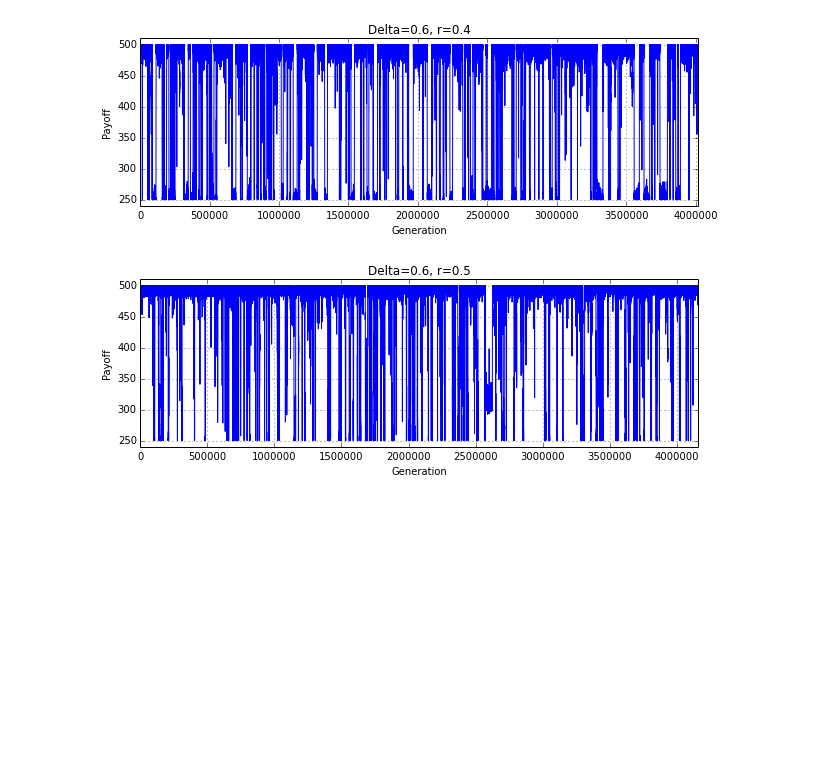
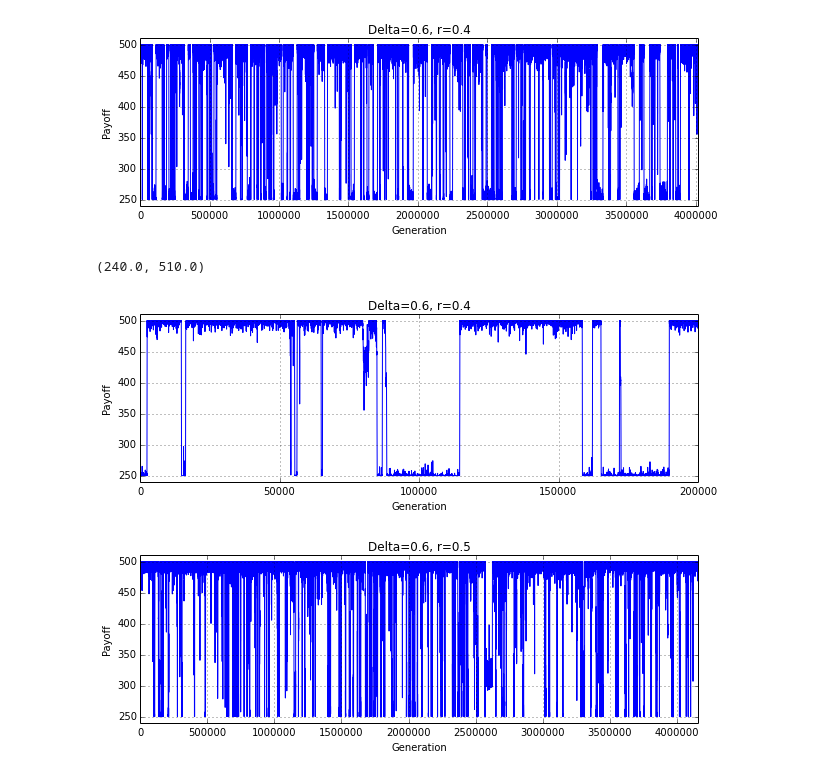
Before and after one commit to bradon/repeatedPD, a Jupyter notebook: notebooks/Time Series.ipynb, the cells around one changed output. Saved outputs shown, nothing was run; the diff lists cells and outputs as text; code cells hidden in the pictures; blank space fills up the shorter version.

```diff
--- a/notebooks/Time Series.ipynb
+++ b/notebooks/Time Series.ipynb
@@ -325,6 +359,23 @@ standardTimeSeries(0, 0.5, 0.45)
 standardTimeSeries(0, 0.6, 0.4)
 # %% [output]
 [figure]
+# %%
+set_number=0
+delta=0.6
+r=0.4
+filename="_set_"+str(set_number)+"_delta_"+str(delta)+"_r_"+str(r)+".csv"
+filename=file_path_prefix+filename
+df=pd.read_csv(filename,index_col=0,error_bad_lines=False,nrows=10000)
+#df["totalPayoff"]=df["totalPayoff"]/250)
+df.plot(figsize=(10,3))
+plt.title("Delta="+str(delta)+", r="+str(r))
+plt.ylabel("Payoff")
+plt.legend().set_visible(False)
+plt.xlabel("Generation")
+plt.ylim((240.0, 510.0))
+# %% [output]
+(240.0, 510.0)
+[figure, added]
 # %%
 standardTimeSeries(0, 0.6, 0.5)
 # %% [output]
```
Also changed, not shown: parts of 14 cells of this notebook, 1 other file.
